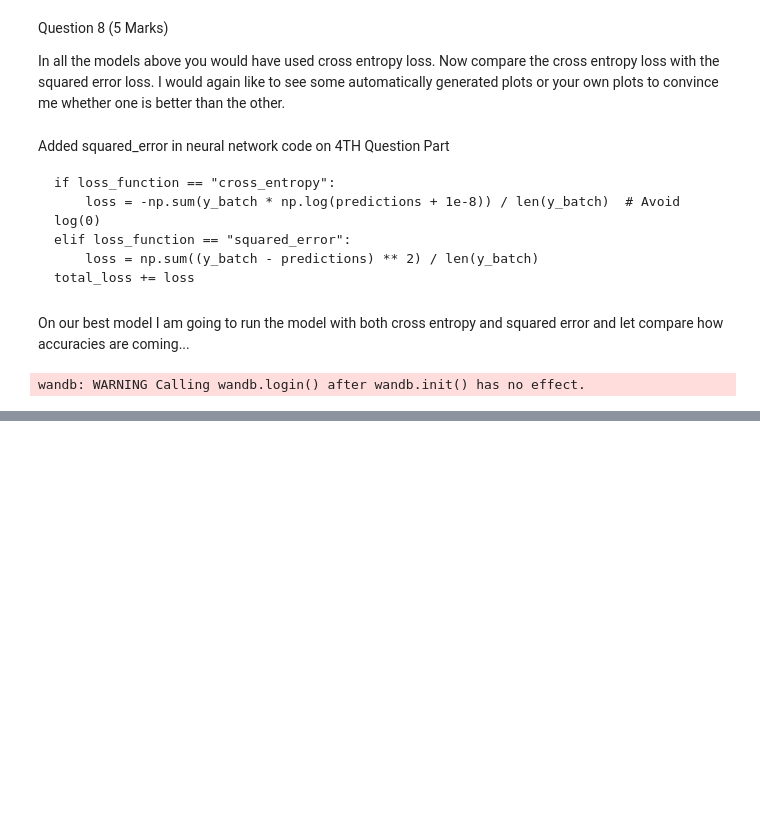
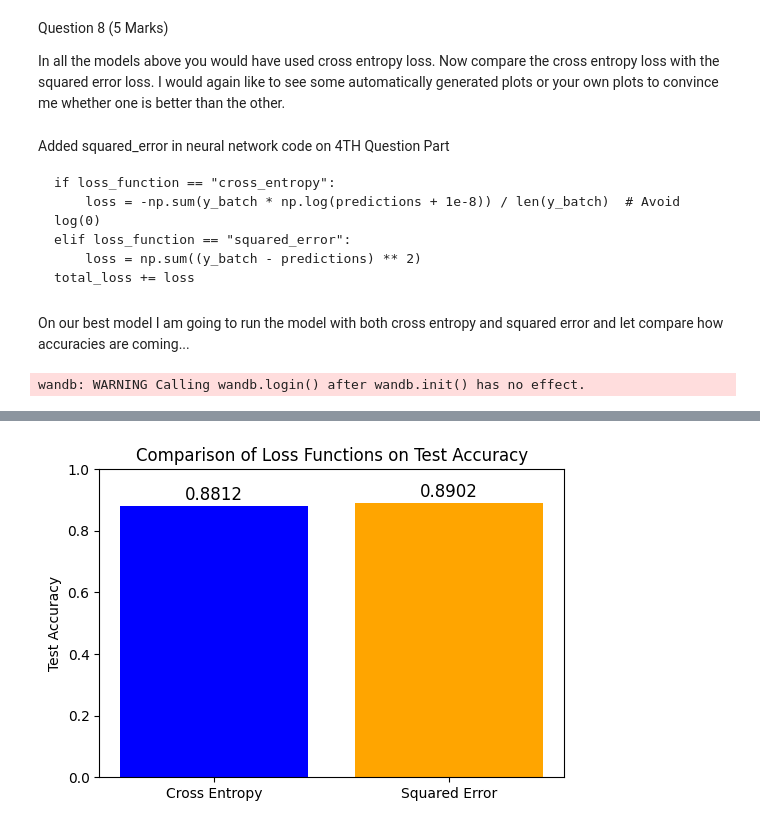
Before and after one commit to Hemnath0075/da6401_assignment1, a Jupyter notebook: all_questions.ipynb, the cells around one changed output, grey strips where cells are left out. Drawn from its saved outputs; the diff is of its cells as text; code cells hidden in the pictures; blank space fills up the shorter version.

```diff
--- a/all_questions.ipynb
+++ b/all_questions.ipynb
@@ -780,7 +792,7 @@ Added squared_error in neural network code on 4TH Question Part
     if loss_function == "cross_entropy":
         loss = -np.sum(y_batch * np.log(predictions + 1e-8)) / len(y_batch)  # Avoid log(0)
     elif loss_function == "squared_error":
-        loss = np.sum((y_batch - predictions) ** 2) / len(y_batch)
+        loss = np.sum((y_batch - predictions) ** 2)
     total_loss += loss
 # %% [markdown]
 On our best model I am going to run the model with both cross entropy and squared error and let compare how accuracies are coming...
@@ -810,26 +822,48 @@ model = NeuralNetwork(
        learning_rate=best_run.config['learning_rate'],
        init_wb_method=best_run.config['weight_init'],
        weight_decay = best_run.config['weight_decay'],
-       activation=best_run.config['activation'],
+       activation='relu',
        beta1=0.9,
        beta2=0.999
    )
 
 model.train(train_images_splitted, train_labels_splitted, best_run.config['epochs'], best_run.config['batch_size'], val_images, val_labels,loss_function='cross_entropy',plots=False,wb_log=True)
 
-y_pred = model.predict(test_images)
+y_pred = model.predict(val_images)
 y_pred = np.argmax(y_pred, axis=1)
-y_true_labels = np.argmax(test_labels, axis=1)
-test_accuracy = np.mean(y_pred == y_true_labels)
-print('the accuracy of test dataset with Cross Entropy Loss ',test_accuracy)
+y_true_labels = np.argmax(val_labels, axis=1)
+test_accuracy_ce = np.mean(y_pred == y_true_labels)
+print('the accuracy of test dataset with Cross Entropy Loss ',test_accuracy_ce)
 
 
 model.train(train_images_splitted, train_labels_splitted, best_run.config['epochs'], best_run.config['batch_size'], val_images, val_labels,loss_function='squared_error',plots=False,wb_log=True)
 
-y_pred = model.predict(test_images)
+y_pred = model.predict(val_images)
 y_pred = np.argmax(y_pred, axis=1)
-y_true_labels = np.argmax(test_labels, axis=1)
-test_accuracy = np.mean(y_pred == y_true_labels)
-print('the accuracy of test dataset with Squared Error Loss ',test_accuracy)
+y_true_labels = np.argmax(val_labels, axis=1)
+test_accuracy_se = np.mean(y_pred == y_true_labels)
+print('the accuracy of test dataset with Squared Error Loss ',test_accuracy_se)
+
+
+# Test accuracy values
+accuracy_cross_entropy = test_accuracy_ce  # Store accuracy from Cross Entropy
+accuracy_squared_error = test_accuracy_se  # Store accuracy from Squared Error
+
+# Labels and values
+loss_functions = ['Cross Entropy', 'Squared Error']
+accuracies = [accuracy_cross_entropy, accuracy_squared_error]
+
+# Plot
+plt.figure(figsize=(6, 4))
+plt.bar(loss_functions, accuracies, color=['blue', 'orange'])
+plt.ylim(0, 1)  # Accuracy ranges between 0 and 1
+plt.ylabel('Test Accuracy')
+plt.title('Comparison of Loss Functions on Test Accuracy')
+
+# Annotate values
+for i, acc in enumerate(accuracies):
+    plt.text(i, acc + 0.02, f'{acc:.4f}', ha='center', fontsize=12)
+
+plt.show()
 # %% [output]
 wandb: WARNING Calling wandb.login() after wandb.init() has no effect.
@@ -852,0 +888 @@ the accuracy of test dataset with Squared Error Loss  0.8778
+[figure, added]
```
Also changed, not shown: parts of 13 cells of this notebook, 6 other files.
